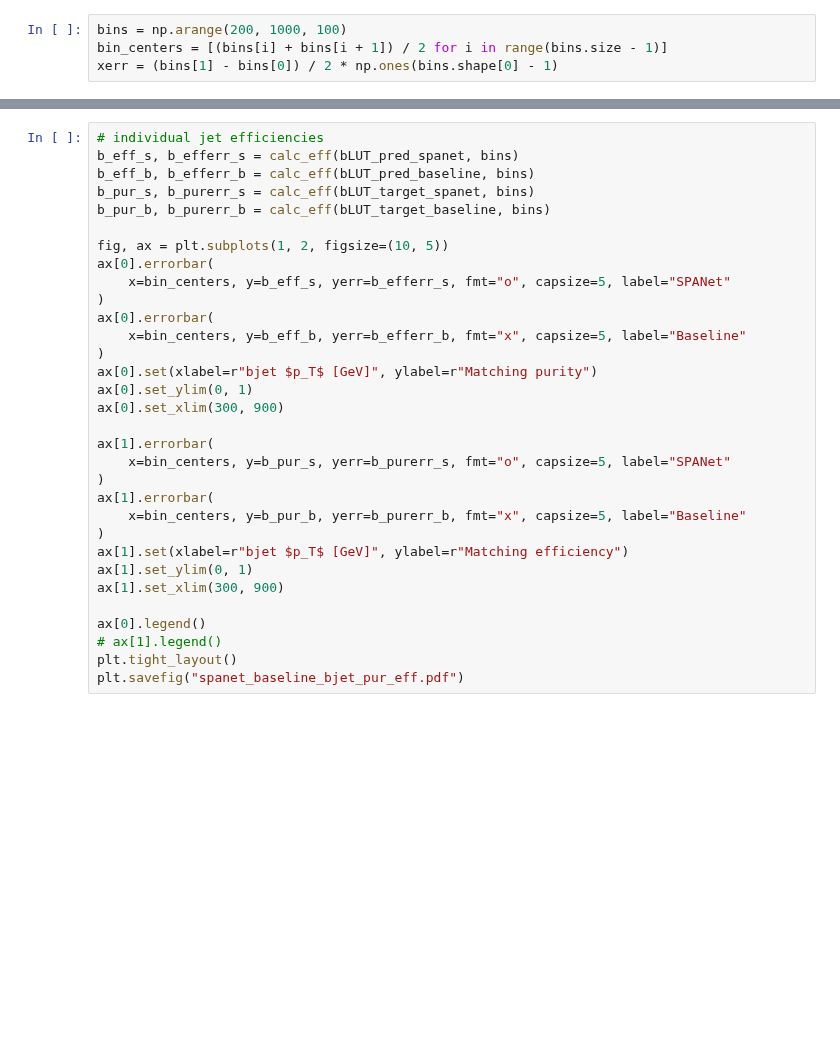
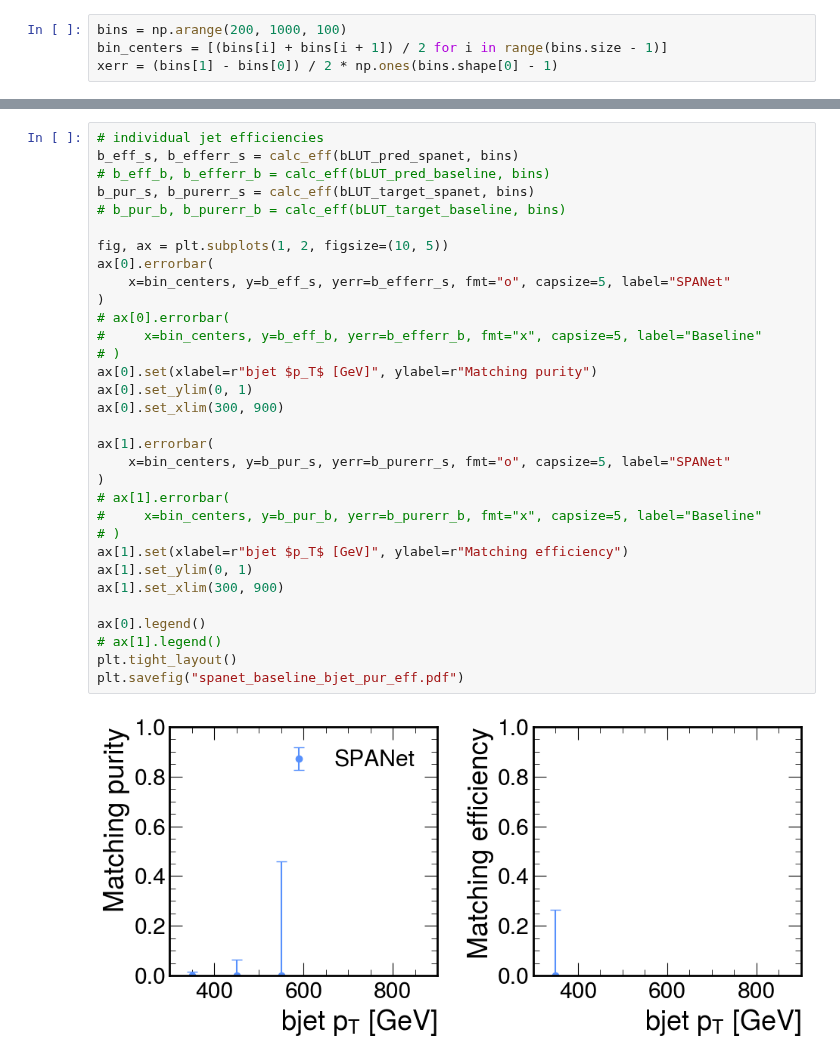
Before and after one commit to tcoulvert/SPAtop, a Jupyter notebook: reports/SpaTop_Resolved.ipynb, the cells around one changed output, grey strips where cells are left out. Saved outputs shown, nothing was run; the diff lists cells and outputs as text; blank space fills up the shorter version.

```diff
--- a/reports/SpaTop_Resolved.ipynb
+++ b/reports/SpaTop_Resolved.ipynb
@@ -389,35 +564,37 @@ plt.savefig("spanet_baseline_pur_eff.pdf")
 # %%
 # individual jet efficiencies
 b_eff_s, b_efferr_s = calc_eff(bLUT_pred_spanet, bins)
-b_eff_b, b_efferr_b = calc_eff(bLUT_pred_baseline, bins)
+# b_eff_b, b_efferr_b = calc_eff(bLUT_pred_baseline, bins)
 b_pur_s, b_purerr_s = calc_eff(bLUT_target_spanet, bins)
-b_pur_b, b_purerr_b = calc_eff(bLUT_target_baseline, bins)
+# b_pur_b, b_purerr_b = calc_eff(bLUT_target_baseline, bins)
 
 fig, ax = plt.subplots(1, 2, figsize=(10, 5))
 ax[0].errorbar(
     x=bin_centers, y=b_eff_s, yerr=b_efferr_s, fmt="o", capsize=5, label="SPANet"
 )
-ax[0].errorbar(
-    x=bin_centers, y=b_eff_b, yerr=b_efferr_b, fmt="x", capsize=5, label="Baseline"
-)
+# ax[0].errorbar(
+#     x=bin_centers, y=b_eff_b, yerr=b_efferr_b, fmt="x", capsize=5, label="Baseline"
+# )
 ax[0].set(xlabel=r"bjet $p_T$ [GeV]", ylabel=r"Matching purity")
 ax[0].set_ylim(0, 1)
 ax[0].set_xlim(300, 900)
 
 ax[1].errorbar(
     x=bin_centers, y=b_pur_s, yerr=b_purerr_s, fmt="o", capsize=5, label="SPANet"
 )
-ax[1].errorbar(
-    x=bin_centers, y=b_pur_b, yerr=b_purerr_b, fmt="x", capsize=5, label="Baseline"
-)
+# ax[1].errorbar(
+#     x=bin_centers, y=b_pur_b, yerr=b_purerr_b, fmt="x", capsize=5, label="Baseline"
+# )
 ax[1].set(xlabel=r"bjet $p_T$ [GeV]", ylabel=r"Matching efficiency")
 ax[1].set_ylim(0, 1)
 ax[1].set_xlim(300, 900)
 
 ax[0].legend()
 # ax[1].legend()
 plt.tight_layout()
 plt.savefig("spanet_baseline_bjet_pur_eff.pdf")
+# %% [output]
+[figure, added]
 # %%
 # individual jet efficiencies
 q1_eff_s, q1_efferr_s = calc_eff(q1LUT_pred_spanet, bins)
```
Also changed, not shown: parts of 12 cells of this notebook.
